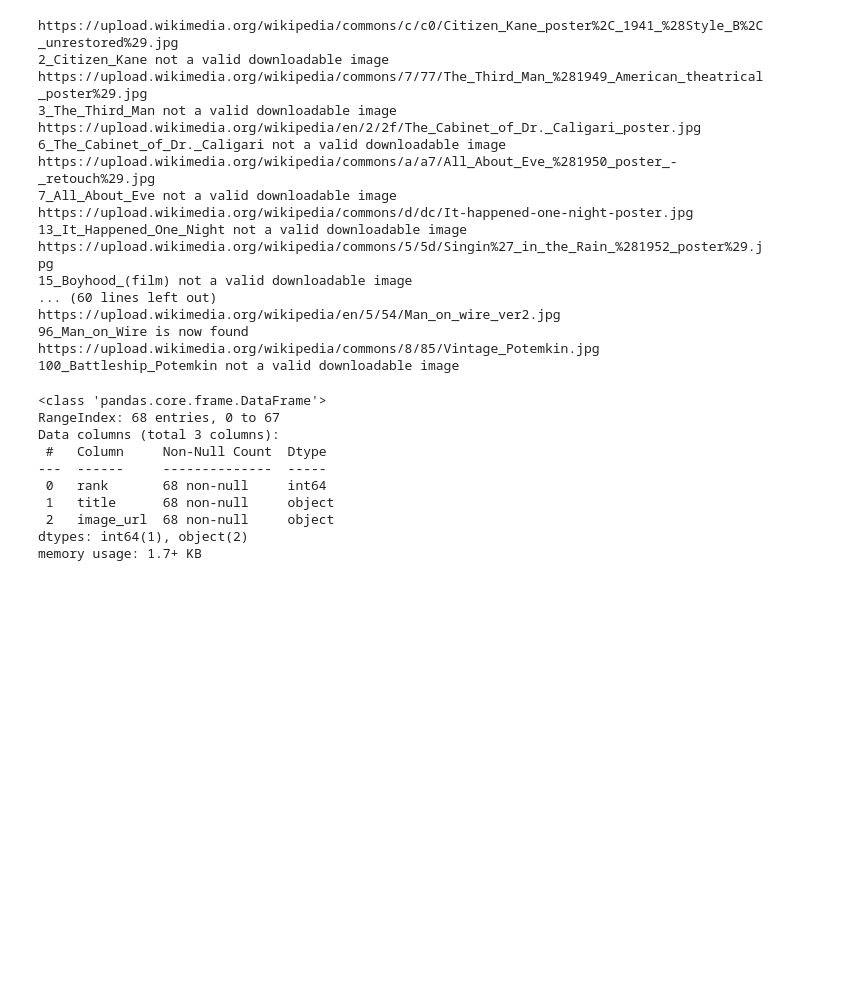
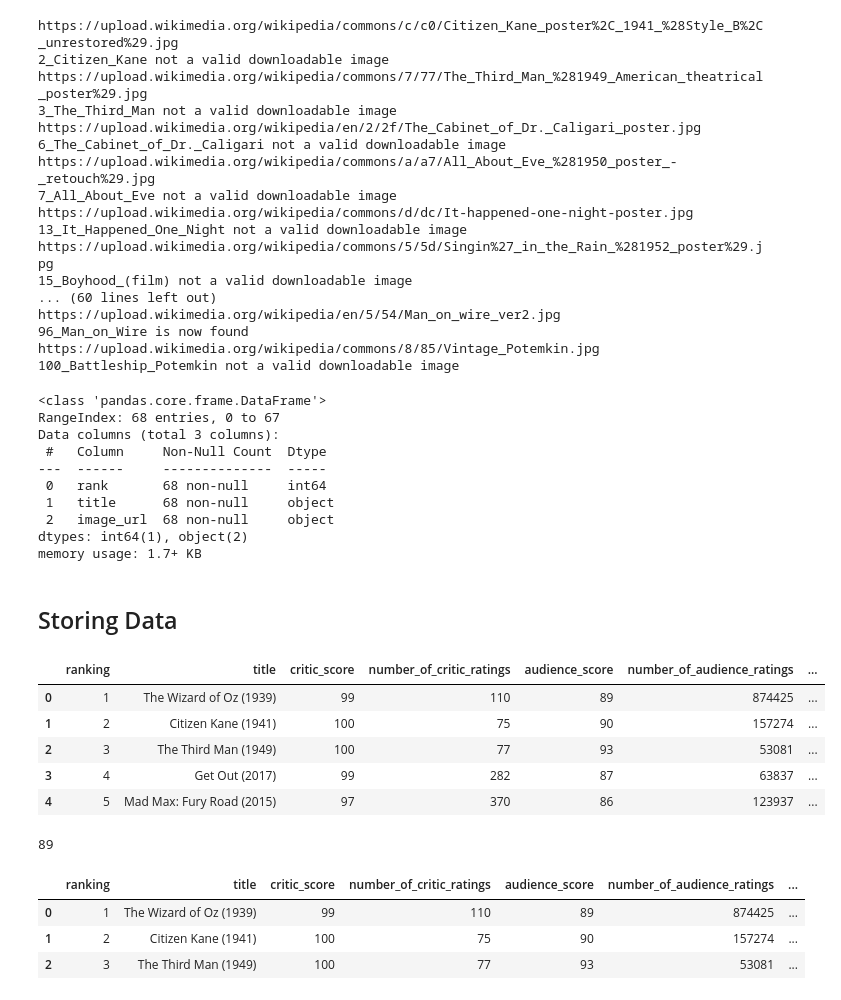
Before and after one commit to gaurav9189/Udacity_DataEngineering, a Jupyter notebook: 2nd_DataWrangling/gathering.ipynb, the cells around one changed output. Cells and saved outputs as stored; diff of their text form; code cells hidden in the pictures; blank space fills up the shorter version.

Commit message:
Data assessing

```diff
--- a/2nd_DataWrangling/gathering.ipynb
+++ b/2nd_DataWrangling/gathering.ipynb
@@ -509,3 +509,5 @@ Data columns (total 3 columns):
  2   image_url  68 non-null     object
 dtypes: int64(1), object(2)
 memory usage: 1.7+ KB
+# %% [markdown]
+## Storing Data
@@ -511,0 +516,11 @@ memory usage: 1.7+ KB
+# %%
+df = pd.read_csv('bestofrt_master.csv')
+# %%
+df.head(5)
+# %% [output]
+|  | ranking | title | critic_score | number_of_critic_ratings | audience_score | number_of_audience_ratings | ... |
+| 0 | 1 | The Wizard of Oz (1939) | 99 | 110 | 89 | 874425 | ... |
+| 1 | 2 | Citizen Kane (1941) | 100 | 75 | 90 | 157274 | ... |
+| 2 | 3 | The Third Man (1949) | 100 | 77 | 93 | 53081 | ... |
+| 3 | 4 | Get Out (2017) | 99 | 282 | 87 | 63837 | ... |
+| 4 | 5 | Mad Max: Fury Road (2015) | 97 | 370 | 86 | 123937 | ... |
@@ -511,0 +531,6 @@ memory usage: 1.7+ KB
+# %%
+# Store cleaned master DataFrame ('df') in a table called master in bestofrt.db
+# bestofrt.db will be visible now in the Jupyter Notebook dashboard
+df.to_sql('master', engine, index=False)
+# %% [output]
+89
@@ -511,0 +539,7 @@ memory usage: 1.7+ KB
+# %%
+df_gather.head(3)
+# %% [output]
+|  | ranking | title | critic_score | number_of_critic_ratings | audience_score | number_of_audience_ratings | ... |
+| 0 | 1 | The Wizard of Oz (1939) | 99 | 110 | 89 | 874425 | ... |
+| 1 | 2 | Citizen Kane (1941) | 100 | 75 | 90 | 157274 | ... |
+| 2 | 3 | The Third Man (1949) | 100 | 77 | 93 | 53081 | ... |
```
Also changed, not shown: parts of 3 cells of this notebook, 2 other files.
